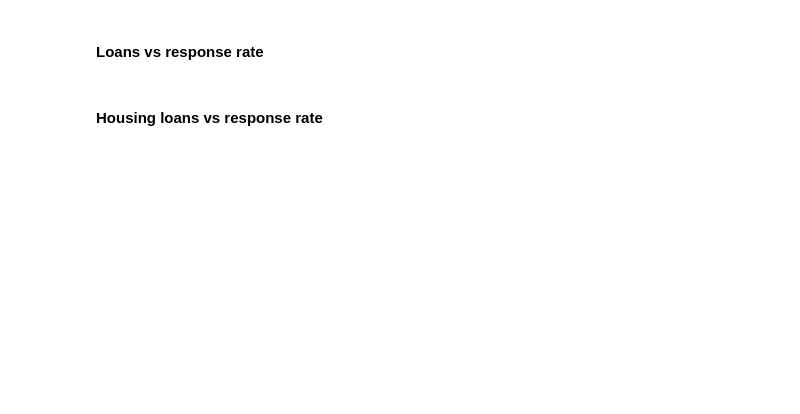
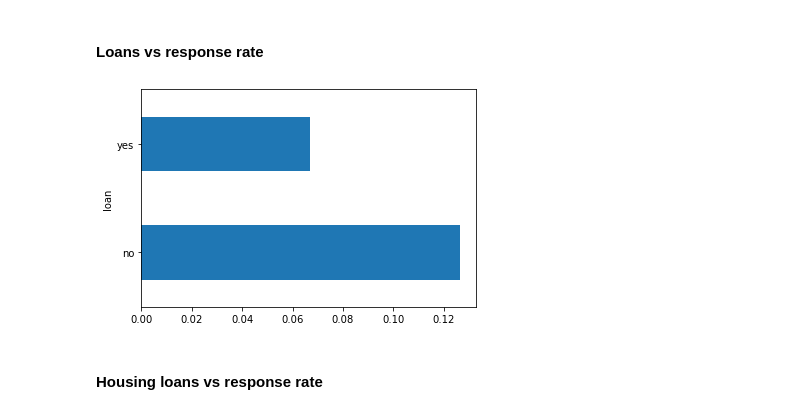
Before and after one commit to deepak7meher/machine-learning, a Jupyter notebook: Bank+Marketing+Campaign.ipynb, the cells around one changed output. Saved outputs shown, nothing was run; the diff lists cells and outputs as text; code cells hidden in the pictures; blank space fills up the shorter version.

```diff
--- a/Bank+Marketing+Campaign.ipynb
+++ b/Bank+Marketing+Campaign.ipynb
@@ -770,6 +800,10 @@ Name: salary, dtype: float64
 #### Loans vs response rate
 # %%
 #plot the bar graph of personal loan status with average value of response_flag
+inp0.groupby('loan')['response_flag'].mean().plot.barh()
+plt.show()
+# %% [output]
+[figure, added]
 # %% [markdown]
 #### Housing loans vs response rate
 # %%
```
Also changed, not shown: parts of 12 cells of this notebook.
